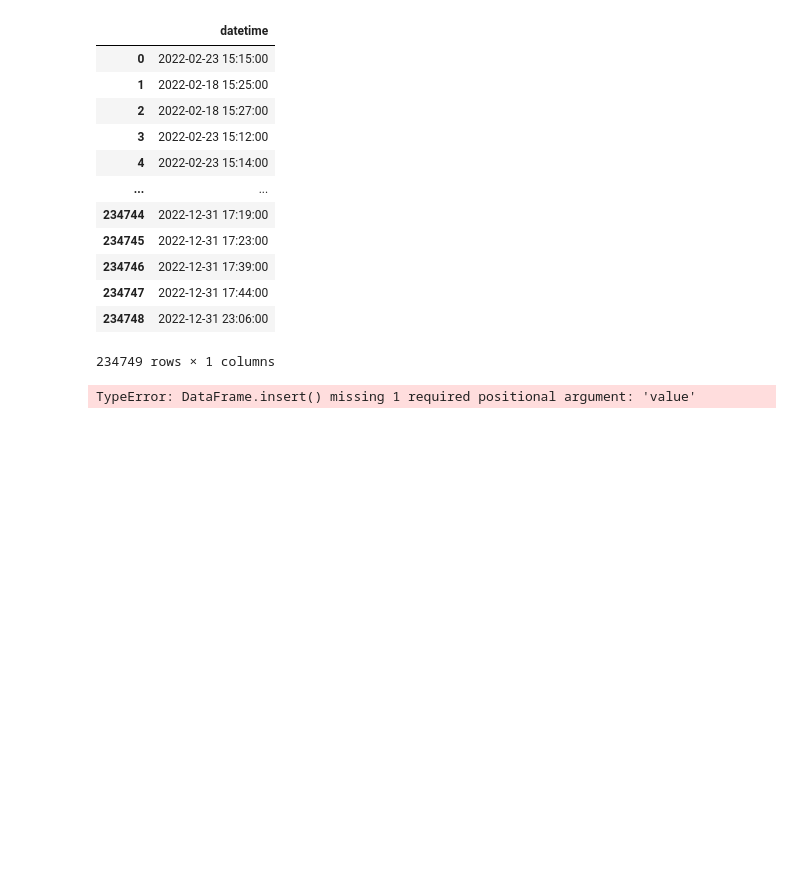
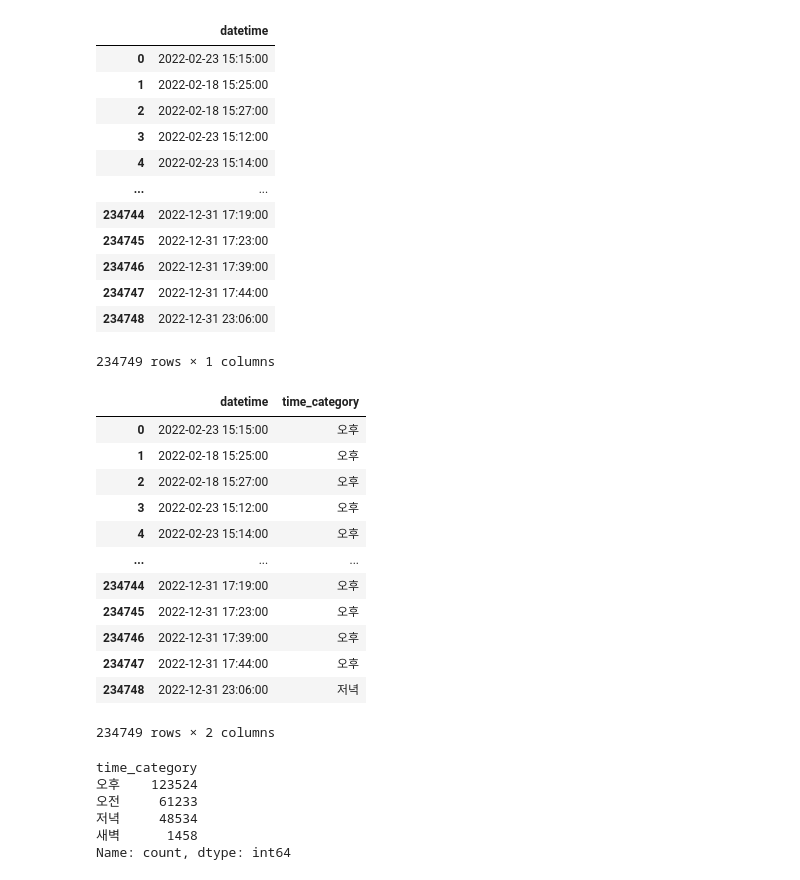
Before and after one commit to coconutkim/data, a Jupyter notebook: pandas_project/주정차위반단속.ipynb, the cells around one changed output. Cells and saved outputs as stored; diff of their text form; code cells hidden in the pictures; blank space fills up the shorter version.

```diff
--- a/pandas_project/주정차위반단속.ipynb
+++ b/pandas_project/주정차위반단속.ipynb
@@ -117,7 +118,29 @@ def categorize_time(time):
         return '오후'
     else:
         return '저녁'
-# %%
-badcar.insert(badcar.columns.get_loc('요일') + 1,'datetime')
-# %% [output]
-TypeError: DataFrame.insert() missing 1 required positional argument: 'value'
+# %%
+cartime['time_category'] = cartime['datetime'].apply(categorize_time)
+cartime
+# %% [output]
+|  | datetime | time_category |
+| 0 | 2022-02-23 15:15:00 | 오후 |
+| 1 | 2022-02-18 15:25:00 | 오후 |
+| 2 | 2022-02-18 15:27:00 | 오후 |
+| 3 | 2022-02-23 15:12:00 | 오후 |
+| 4 | 2022-02-23 15:14:00 | 오후 |
+| ... | ... | ... |
+| 234744 | 2022-12-31 17:19:00 | 오후 |
+| 234745 | 2022-12-31 17:23:00 | 오후 |
+| 234746 | 2022-12-31 17:39:00 | 오후 |
+| 234747 | 2022-12-31 17:44:00 | 오후 |
+| 234748 | 2022-12-31 23:06:00 | 저녁 |
+234749 rows × 2 columns
+# %%
+cartime['time_category'].value_counts()
+# %% [output]
+time_category
+오후    123524
+오전     61233
+저녁     48534
+새벽      1458
+Name: count, dtype: int64
```
Also changed, not shown: parts of 12 cells of this notebook.
